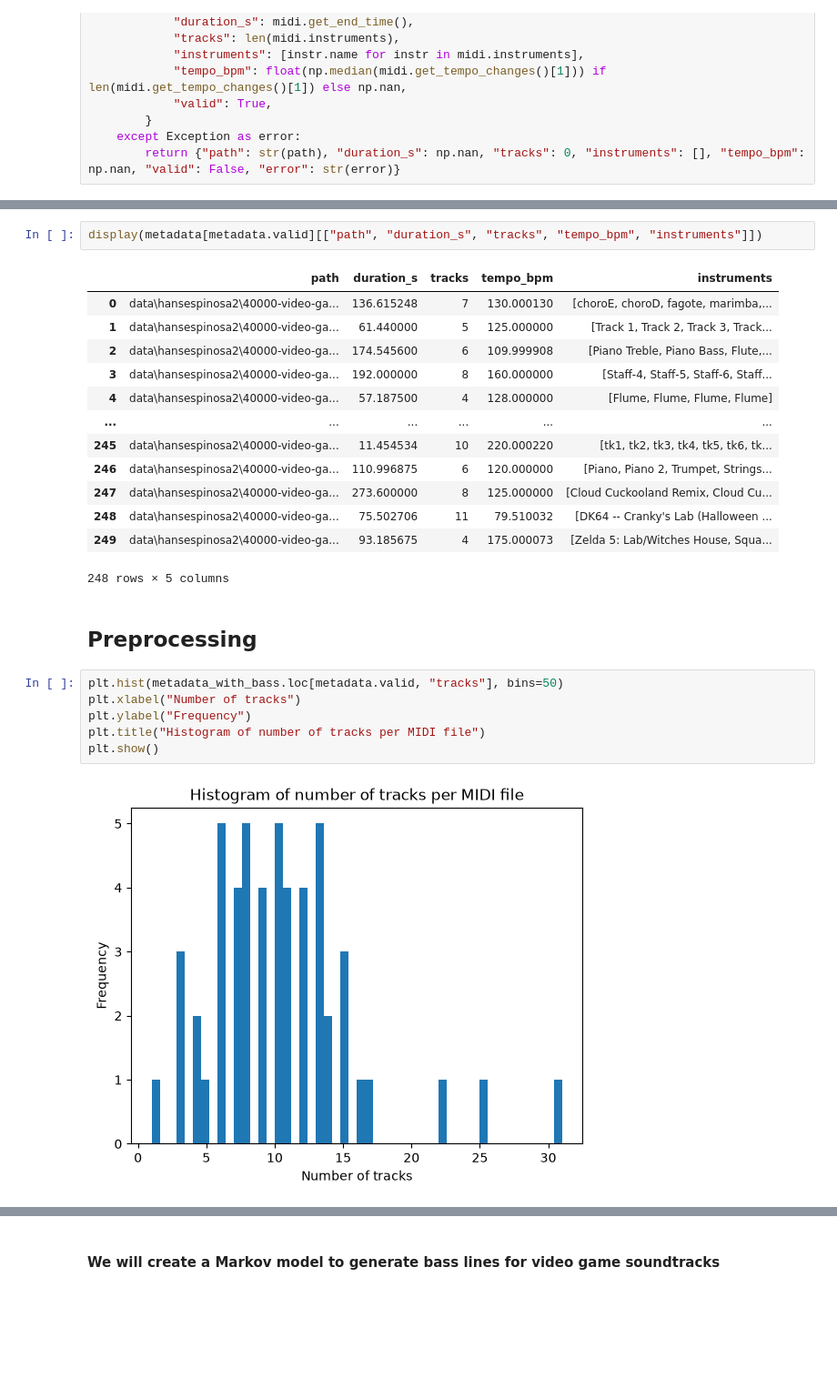
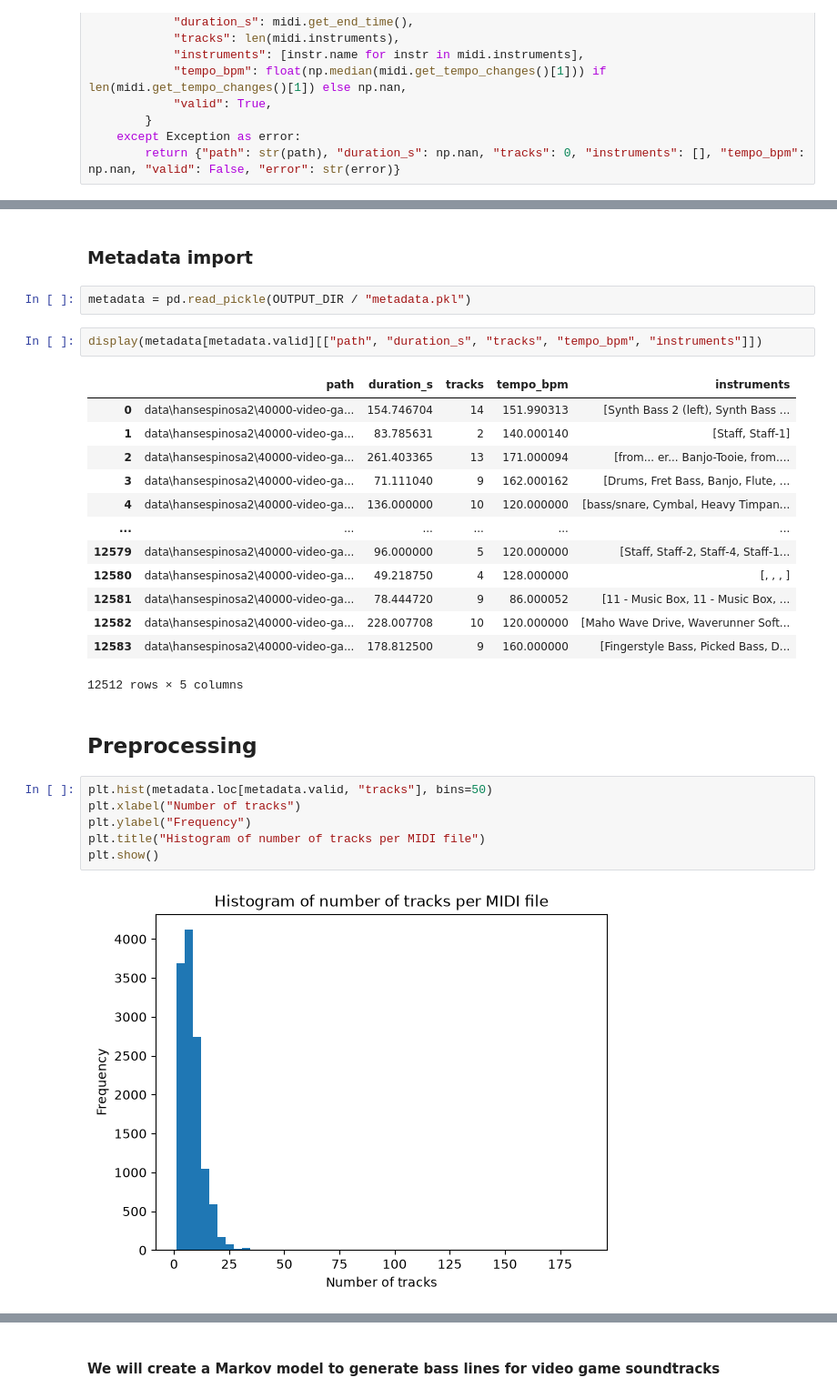
Before and after one commit to rikidoyouloveme/third-markov-for-video-game-bass-line-generation, a Jupyter notebook: project.ipynb, the cells around one changed output, grey strips where cells are left out. Shown at 91% size. Cells and saved outputs as stored; diff of their text form; blank space fills up the shorter version.

```diff
--- a/project.ipynb
+++ b/project.ipynb
@@ -88,29 +92,33 @@ Found: 12584 | Sample: 250 | Valid: 248
+# %% [markdown]
+### Metadata import
+# %%
+metadata = pd.read_pickle(OUTPUT_DIR / "metadata.pkl")
 # %%
 display(metadata[metadata.valid][["path", "duration_s", "tracks", "tempo_bpm", "instruments"]])
 # %% [output]
 |  | path | duration_s | tracks | tempo_bpm | instruments |
-| 0 | data\hansespinosa2\40000-video-ga... | 136.615248 | 7 | 130.000130 | [choroE, choroD, fagote, marimba,... |
-| 1 | data\hansespinosa2\40000-video-ga... | 61.440000 | 5 | 125.000000 | [Track 1, Track 2, Track 3, Track... |
-| 2 | data\hansespinosa2\40000-video-ga... | 174.545600 | 6 | 109.999908 | [Piano Treble, Piano Bass, Flute,... |
-| 3 | data\hansespinosa2\40000-video-ga... | 192.000000 | 8 | 160.000000 | [Staff-4, Staff-5, Staff-6, Staff... |
-| 4 | data\hansespinosa2\40000-video-ga... | 57.187500 | 4 | 128.000000 | [Flume, Flume, Flume, Flume] |
+| 0 | data\hansespinosa2\40000-video-ga... | 154.746704 | 14 | 151.990313 | [Synth Bass 2 (left), Synth Bass ... |
+| 1 | data\hansespinosa2\40000-video-ga... | 83.785631 | 2 | 140.000140 | [Staff, Staff-1] |
+| 2 | data\hansespinosa2\40000-video-ga... | 261.403365 | 13 | 171.000094 | [from... er... Banjo-Tooie, from.... |
+| 3 | data\hansespinosa2\40000-video-ga... | 71.111040 | 9 | 162.000162 | [Drums, Fret Bass, Banjo, Flute, ... |
+| 4 | data\hansespinosa2\40000-video-ga... | 136.000000 | 10 | 120.000000 | [bass/snare, Cymbal, Heavy Timpan... |
 | ... | ... | ... | ... | ... | ... |
-| 245 | data\hansespinosa2\40000-video-ga... | 11.454534 | 10 | 220.000220 | [tk1, tk2, tk3, tk4, tk5, tk6, tk... |
-| 246 | data\hansespinosa2\40000-video-ga... | 110.996875 | 6 | 120.000000 | [Piano, Piano 2, Trumpet, Strings... |
-| 247 | data\hansespinosa2\40000-video-ga... | 273.600000 | 8 | 125.000000 | [Cloud Cuckooland Remix, Cloud Cu... |
-| 248 | data\hansespinosa2\40000-video-ga... | 75.502706 | 11 | 79.510032 | [DK64 -- Cranky's Lab (Halloween ... |
-| 249 | data\hansespinosa2\40000-video-ga... | 93.185675 | 4 | 175.000073 | [Zelda 5: Lab/Witches House, Squa... |
+| 12579 | data\hansespinosa2\40000-video-ga... | 96.000000 | 5 | 120.000000 | [Staff, Staff-2, Staff-4, Staff-1... |
+| 12580 | data\hansespinosa2\40000-video-ga... | 49.218750 | 4 | 128.000000 | [, , , ] |
+| 12581 | data\hansespinosa2\40000-video-ga... | 78.444720 | 9 | 86.000052 | [11 - Music Box, 11 - Music Box, ... |
+| 12582 | data\hansespinosa2\40000-video-ga... | 228.007708 | 10 | 120.000000 | [Maho Wave Drive, Waverunner Soft... |
+| 12583 | data\hansespinosa2\40000-video-ga... | 178.812500 | 9 | 160.000000 | [Fingerstyle Bass, Picked Bass, D... |
-248 rows × 5 columns
+12512 rows × 5 columns
 # %% [markdown]
 ## Preprocessing
 # %%
-plt.hist(metadata_with_bass.loc[metadata.valid, "tracks"], bins=50)
+plt.hist(metadata.loc[metadata.valid, "tracks"], bins=50)
 plt.xlabel("Number of tracks")
 plt.ylabel("Frequency")
 plt.title("Histogram of number of tracks per MIDI file")
 plt.show()
 # %% [output]
-[figure, old version]
+[figure, new version]
 # %%
 all_instruments = []
 for midi in metadata[metadata.valid]["instruments"]:
```
Also changed, not shown: parts of 32 cells of this notebook, 16 other files.
